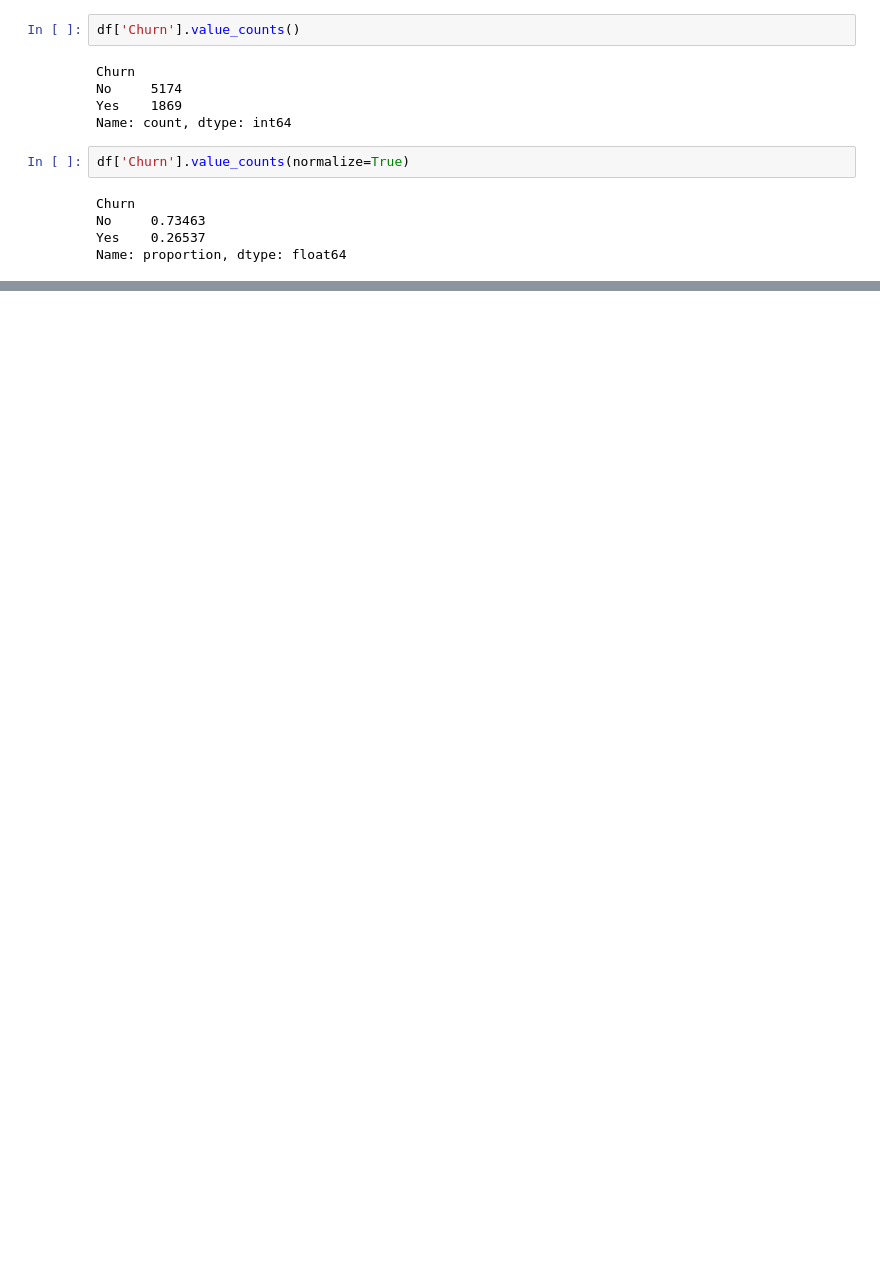
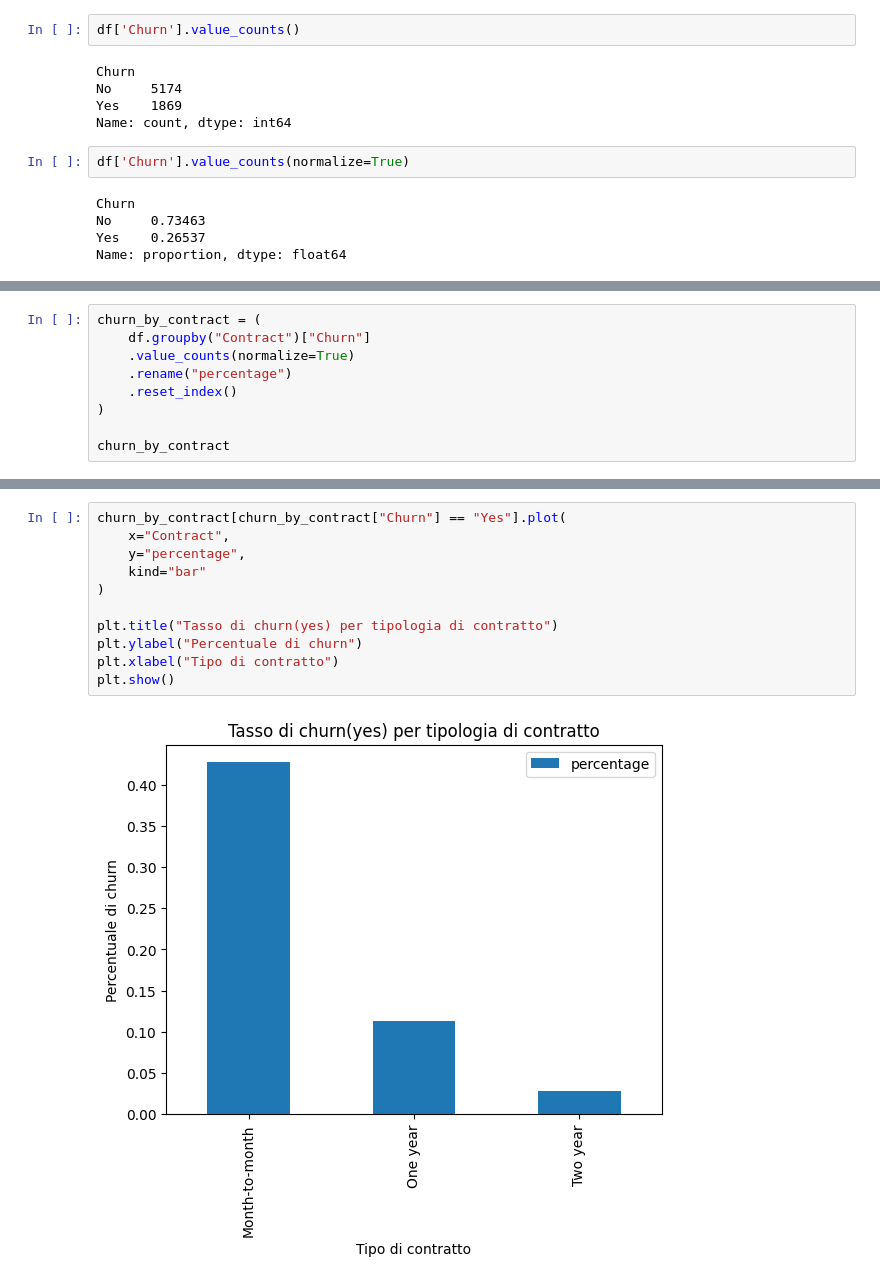
Before and after one commit to MicheleCorazzina/Telco-customer-Churn, a Jupyter notebook: notebooks/01_business_understanding_and_eda.ipynb, the cells around one changed output, grey strips where cells are left out. Drawn from its saved outputs; the diff is of its cells as text; blank space fills up the shorter version.

```diff
--- a/notebooks/01_business_understanding_and_eda.ipynb
+++ b/notebooks/01_business_understanding_and_eda.ipynb
@@ -115,0 +121,9 @@ Questo conferma la rilevanza del problema dal punto di vista del business e gius
+# %%
+churn_by_contract = (
+    df.groupby("Contract")["Churn"]
+    .value_counts(normalize=True)
+    .rename("percentage")
+    .reset_index()
+)
+
+churn_by_contract
@@ -115,0 +138,13 @@ Questo conferma la rilevanza del problema dal punto di vista del business e gius
+# %%
+churn_by_contract[churn_by_contract["Churn"] == "Yes"].plot(
+    x="Contract",
+    y="percentage",
+    kind="bar"
+)
+
+plt.title("Tasso di churn(yes) per tipologia di contratto")
+plt.ylabel("Percentuale di churn")
+plt.xlabel("Tipo di contratto")
+plt.show()
+# %% [output]
+[figure, added]
```
Also changed, not shown: parts of 21 cells of this notebook.
